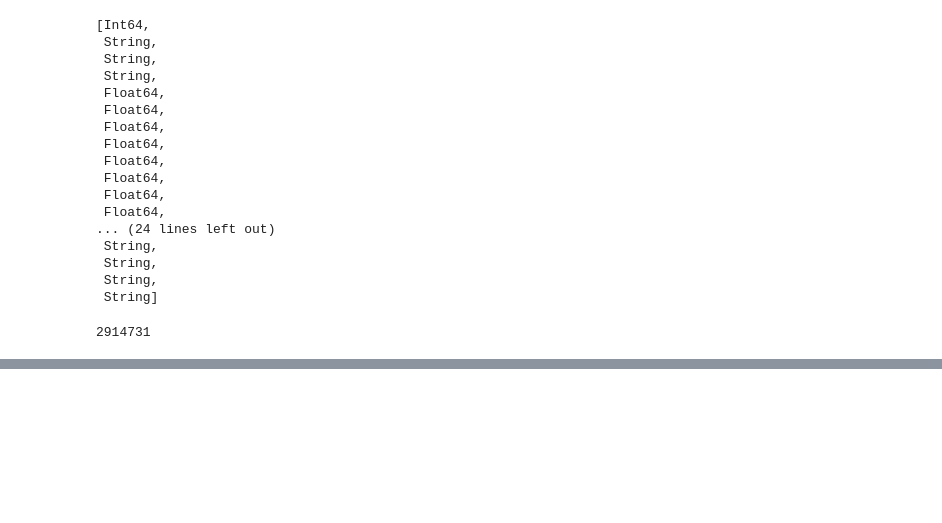
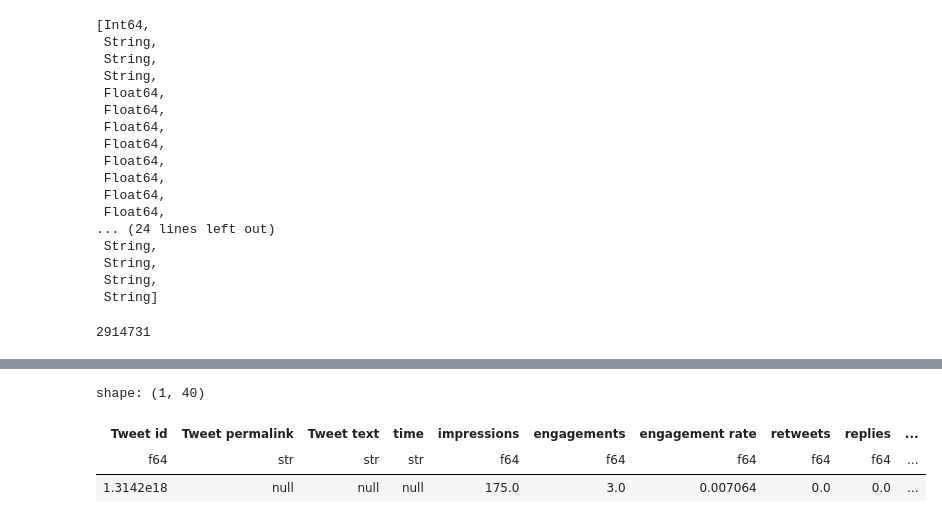
Before and after one commit to AnupJoseph/allTheDfs, a Jupyter notebook: polars/notebook.ipynb, the cells around one changed output, grey strips where cells are left out. Cells and saved outputs as stored; diff of their text form; code cells hidden in the pictures; blank space fills up the shorter version.

```diff
--- a/polars/notebook.ipynb
+++ b/polars/notebook.ipynb
@@ -156,3 +156,10 @@ shape: (9, 41)
 | "50%" | 1.3589e18 | null | null | null | 612.0 | 7.0 | 0.016043 | 0.0 | ... |
 | "75%" | 1.4155e18 | null | null | null | 1617.0 | 25.0 | 0.040902 | 0.0 | ... |
 | "max" | 1.4770e18 | "https://twitte… | "🤯🙏 https://t.c… | "2021-12-31 21:… | 856749.0 | 45660.0 | 0.484127 | 465.0 | ... |
+# %%
+df.quantile(.25)
+# %% [output]
+shape: (1, 40)
+| Tweet id | Tweet permalink | Tweet text | time | impressions | engagements | engagement rate | retweets | replies | ... |
+| f64 | str | str | str | f64 | f64 | f64 | f64 | f64 | ... |
+| 1.3142e18 | null | null | null | 175.0 | 3.0 | 0.007064 | 0.0 | 0.0 | ... |
```
Also changed, not shown: parts of 4 cells of this notebook, 2 other files.
